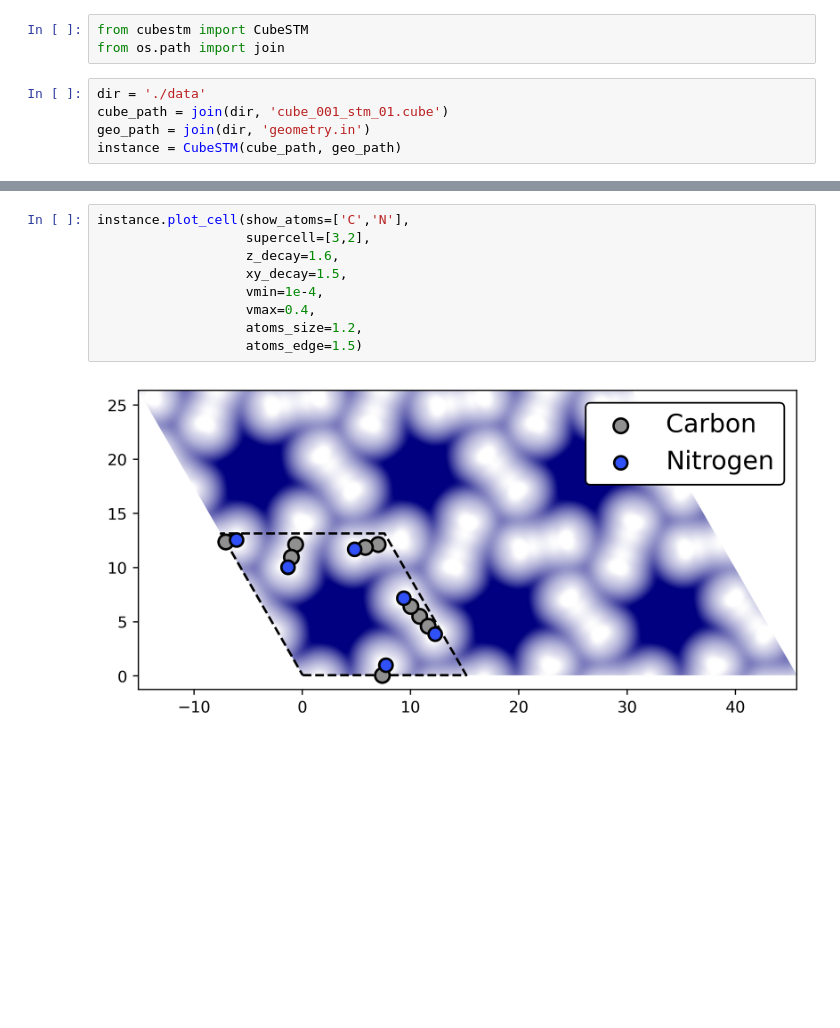
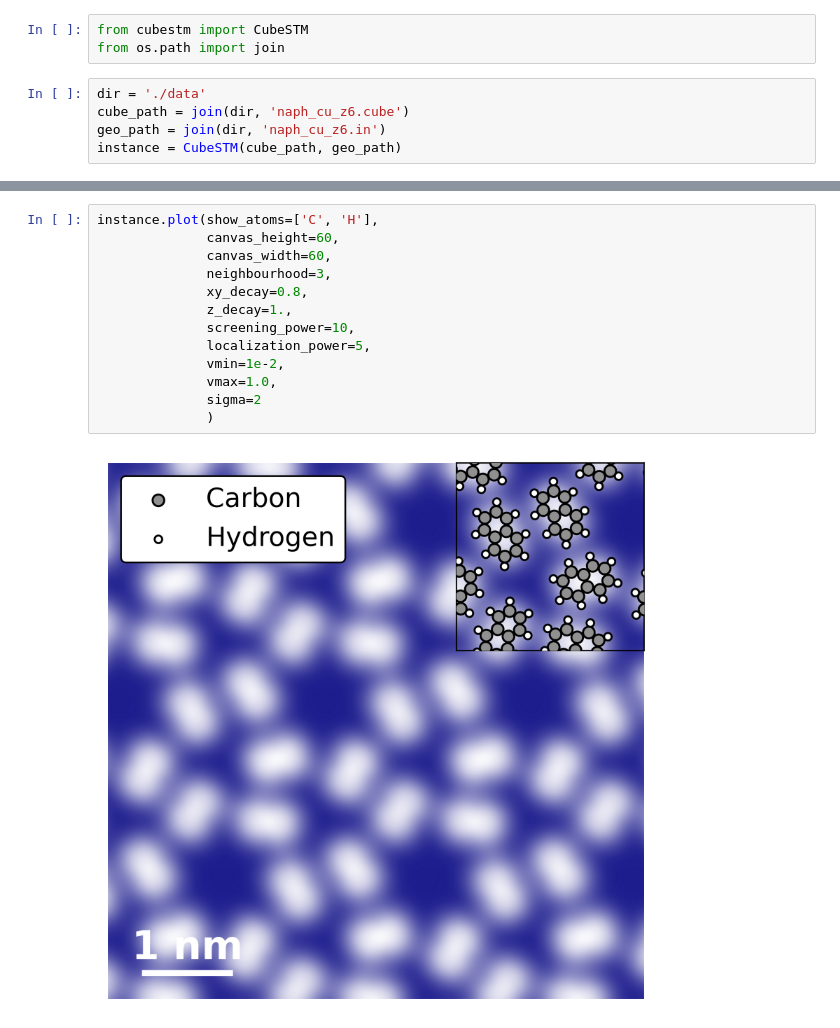
Before and after one commit to haoran-ni/CubeSTM, a Jupyter notebook: example.ipynb, the cells around one changed output, grey strips where cells are left out. Drawn from its saved outputs; the diff is of its cells as text; blank space fills up the shorter version.

```diff
--- a/example.ipynb
+++ b/example.ipynb
@@ -3,6 +3,6 @@ from cubestm import CubeSTM
 from os.path import join
 # %%
 dir = './data'
-cube_path = join(dir, 'cube_001_stm_01.cube')
-geo_path = join(dir, 'geometry.in')
+cube_path = join(dir, 'naph_cu_z6.cube')
+geo_path = join(dir, 'naph_cu_z6.in')
 instance = CubeSTM(cube_path, geo_path)
@@ -20,11 +9,15 @@ instance.plot(show_atoms=['C','N'],
-# %%
-instance.plot_cell(show_atoms=['C','N'],
-                   supercell=[3,2],
-                   z_decay=1.6,
-                   xy_decay=1.5,
-                   vmin=1e-4,
-                   vmax=0.4,
-                   atoms_size=1.2,
-                   atoms_edge=1.5)
-# %% [output]
-[figure, removed]
+# %%
+instance.plot(show_atoms=['C', 'H'],
+              canvas_height=60,
+              canvas_width=60,
+              neighbourhood=3,
+              xy_decay=0.8,
+              z_decay=1.,
+              screening_power=10,
+              localization_power=5,
+              vmin=1e-2,
+              vmax=1.0,
+              sigma=2
+              )
+# %% [output]
+[figure, added]
```
Also changed, not shown: parts of 1 cell of this notebook, 5 other files.
